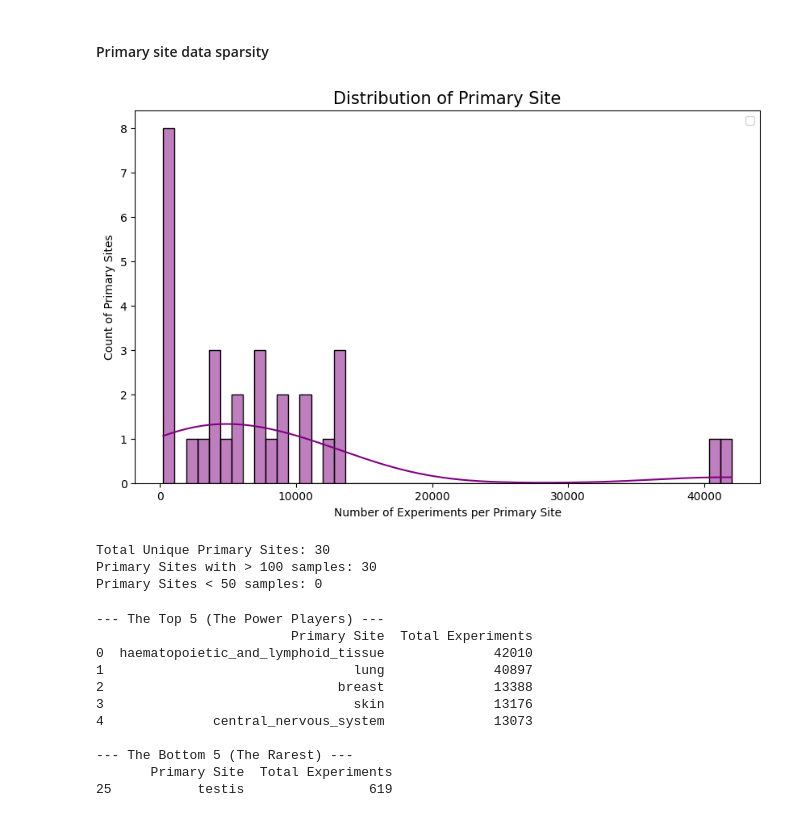
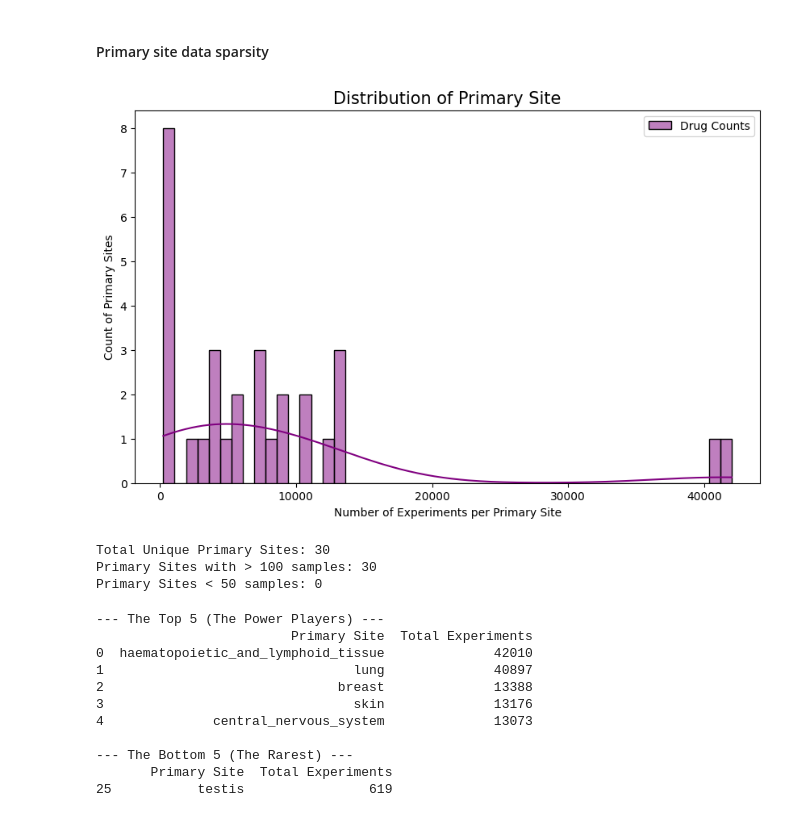
Before and after one commit to CrisMiVi/Cancer-Genomics-Drug-Analysis, a Jupyter notebook: notebooks/01_eda_and_visualization.ipynb, the cells around one changed output. Cells and saved outputs as stored; diff of their text form; code cells hidden in the pictures.

```diff
--- a/notebooks/01_eda_and_visualization.ipynb
+++ b/notebooks/01_eda_and_visualization.ipynb
@@ -210,26 +213,27 @@ df_merged['TCGA_LABEL'] = df_merged['TCGA_LABEL'].replace('Unkown', 'Unknown')
 # %%
 # Check the distribution of Primary Sites
 primary_site = df_merged['PRIMARY_SITE'].value_counts()
 
 
 # 2. Plot the distribution of those counts
 plt.figure(figsize=(10, 6))
-sns.histplot(primary_site, bins=50, kde=True, color='purple')
+sns.histplot(primary_site, bins=50, kde=True, color='purple', label='Drug Counts')
+plt.legend()
 
 #plt.axvline(x=100, color='red', linestyle='--', label='Reliability Threshold (100 samples)')
 
 plt.title('Distribution of Primary Site', fontsize=15)
 plt.xlabel('Number of Experiments per Primary Site')
 plt.ylabel('Count of Primary Sites')
 plt.legend()
 plt.show()
 
 # Quick summary stats
 print(f"Total Unique Primary Sites: {len(primary_site)}")
 print(f"Primary Sites with > 100 samples: {(primary_site > 100).sum()}")
 print(f"Primary Sites < 50 samples: {(primary_site < 50).sum()}")
 # %% [output]
-[figure, old version]
+[figure, new version]
 Total Unique Primary Sites: 30
 Primary Sites with > 100 samples: 30
 Primary Sites < 50 samples: 0
```
Also changed, not shown: parts of 3 cells of this notebook.
